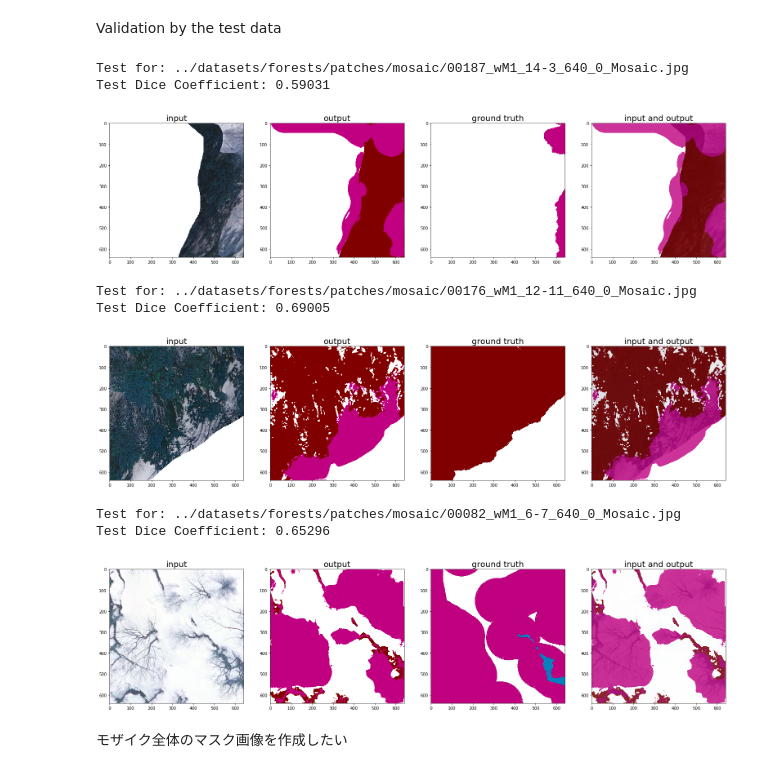
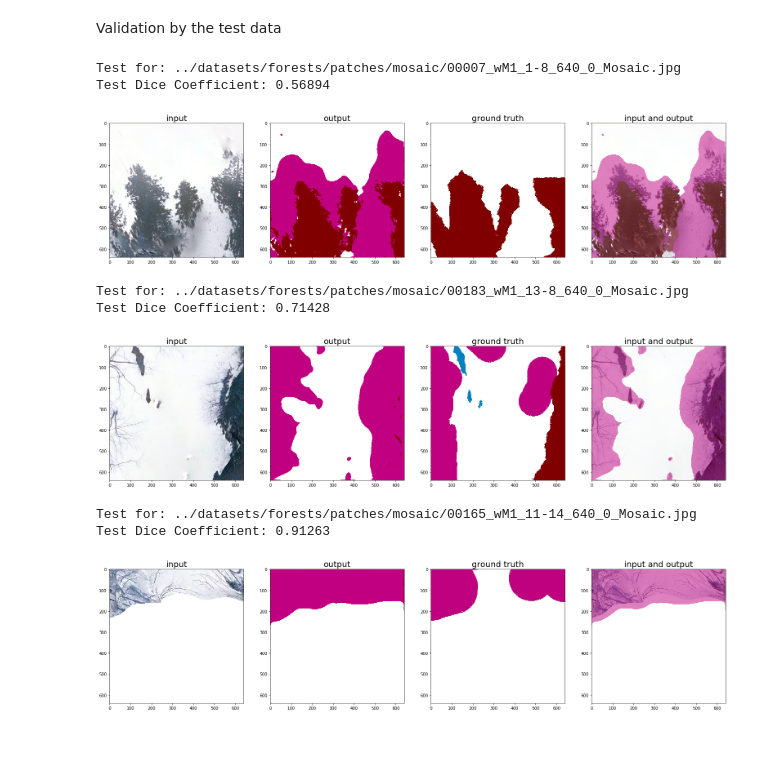
Before and after one commit to fuurin/forests, a Jupyter notebook: forests.ipynb, the cells around one changed output. Cells and saved outputs as stored; diff of their text form; code cells hidden in the pictures; blank space fills up the shorter version.

Commit message:
success in a small dataset

```diff
--- a/forests.ipynb
+++ b/forests.ipynb
@@ -157,11 +157,11 @@ RESULT_DIR = './results/'
 CHECKPOINT_DIR =  RESULT_DIR + 'checkpoints/'
 HISTORY_DIR = RESULT_DIR + 'histories/'
 
-TEST_DATA_RATE = 0.05 # * all
+TEST_DATA_RATE = 0.045 # * all
 VAL_DATA_RATE = 0.20 # * (all - test)
 
 EPOCH = 5
-BATCH_SIZE = 2
+BATCH_SIZE = 2 # better to be a divisor of number of training set
 REPORT_INTERVAL = 10 # num of batch
 # %% [markdown]
 Prepare patch names
@@ -315,6 +315,28 @@ class UNet(nn.Module):
 # %% [markdown]
 Learning utils
 # %%
+class Outputter():
+    def __init__(self):
+        self.outputs = []
+
+    def add(self, string):
+        self.outputs.append(string)
+        self.flush()
+
+    def update(self, string):
+        self.outputs[-1] = string
+        self.flush()
+
+    def conditional(self, string, condition):
+        if condition:
+            self.add(string)
+        else:
+            self.update(string)
+
+    def flush(self):
+        clear_output()
+        print("\n".join(self.outputs))
+
 def make_batch(iterable, batch_size):
     b = []
     for i, t in enumerate(iterable):
@@ -332,18 +354,21 @@ def to_torch(np_array):
     return torch.from_numpy(np_array).cpu()
 
 def prob_to_one_hot(prob):
+    """input (H, W, C) probability"""
     one_hot_prob = to_torch(np.identity(LAYER_LEN, dtype=np.float32))
     return one_hot_prob[prob.argmax(dim=2)]
 
 def prob_to_segm(prob):
+    """input (H, W, C) probability"""
     layer_colors = to_torch(np.array(LAYER_COLORS))
     return layer_colors[prob.argmax(dim=2)].cpu().numpy()
 # %% [markdown]
 Simple implementation of dice coeff
 # %%
 def dice_coeff(a, b):
-    a_flat = a.flatten()
-    b_flat = b.flatten()
+    if a.shape != b.shape:
+        raise ValueError("inputs must be same shape")
+    a_flat, b_flat = a.flatten(), b.flatten()
     inter = torch.dot(a_flat, b_flat) + 1e-4
     union = torch.sum(a_flat) + torch.sum(b_flat) + 1e-4
     coeff = (2 * inter) / union
@@ -361,6 +386,10 @@ print(dice_coeff(a, b))
 a = to_torch(np.array([0,1,0,1], dtype=np.float32))
 b = to_torch(np.array([0,1,0,1], dtype=np.float32))
 print(dice_coeff(a, b))
+
+a = to_torch(np.array([0,1,0], dtype=np.float32)) # error: different shape
+b = to_torch(np.array([0,1,0,1], dtype=np.float32))
+print(dice_coeff(a, b))
 # %% [output]
 4.999874727218412e-05
 0.4000319838523865
@@ -525,42 +566,40 @@ with torch.no_grad():
 
         mosaic = np.array(test_mosaic, dtype=np.float32) / 255
         pred = net(to_torch(np.transpose(mosaic, axes=[2, 0, 1])).unsqueeze(0))
         prob = torch.sigmoid(pred).squeeze(0).permute(1, 2, 0)
         pred_segm = prob_to_segm(prob)
 
         one_hot_prob = prob_to_one_hot(prob)
         print("Test Dice Coefficient:", round(dice_coeff(one_hot_prob, test_segm_vec), 5))
 
         # Output the result by matplotlib
         fig = plt.figure(figsize=(27, 7))
 
         ax1 = fig.add_subplot(141)
         ax1.imshow(test_mosaic)
         ax1.set_title('input', fontsize=20)
 
         ax2 = fig.add_subplot(142)
         ax2.imshow(pred_segm)
         ax2.set_title('output', fontsize=20)
 
         ax3 = fig.add_subplot(143)
         ax3.imshow(test_segm)
         ax3.set_title('ground truth', fontsize=20)
 
         ax4 = fig.add_subplot(144)
         ax4.imshow(test_mosaic)
-        ax4.imshow(pred_segm, alpha=0.8)
+        ax4.imshow(pred_segm, alpha=0.5)
         ax4.set_title('input and output', fontsize=20)
 
         plt.show()
 # %% [output]
-Test for: ../datasets/forests/patches/mosaic/00187_wM1_14-3_640_0_Mosaic.jpg
-Test Dice Coefficient: 0.59031
+Test for: ../datasets/forests/patches/mosaic/00007_wM1_1-8_640_0_Mosaic.jpg
+Test Dice Coefficient: 0.56894
-[figure, old version]
+[figure, new version]
-Test for: ../datasets/forests/patches/mosaic/00176_wM1_12-11_640_0_Mosaic.jpg
-Test Dice Coefficient: 0.69005
+Test for: ../datasets/forests/patches/mosaic/00183_wM1_13-8_640_0_Mosaic.jpg
+Test Dice Coefficient: 0.71428
-[figure, old version]
+[figure, new version]
-Test for: ../datasets/forests/patches/mosaic/00082_wM1_6-7_640_0_Mosaic.jpg
-Test Dice Coefficient: 0.65296
+Test for: ../datasets/forests/patches/mosaic/00165_wM1_11-14_640_0_Mosaic.jpg
+Test Dice Coefficient: 0.91263
-[figure, old version]
+[figure, new version]
-# %% [markdown]
-モザイク全体のマスク画像を作成したい
```
Also changed, not shown: parts of 7 cells of this notebook.
